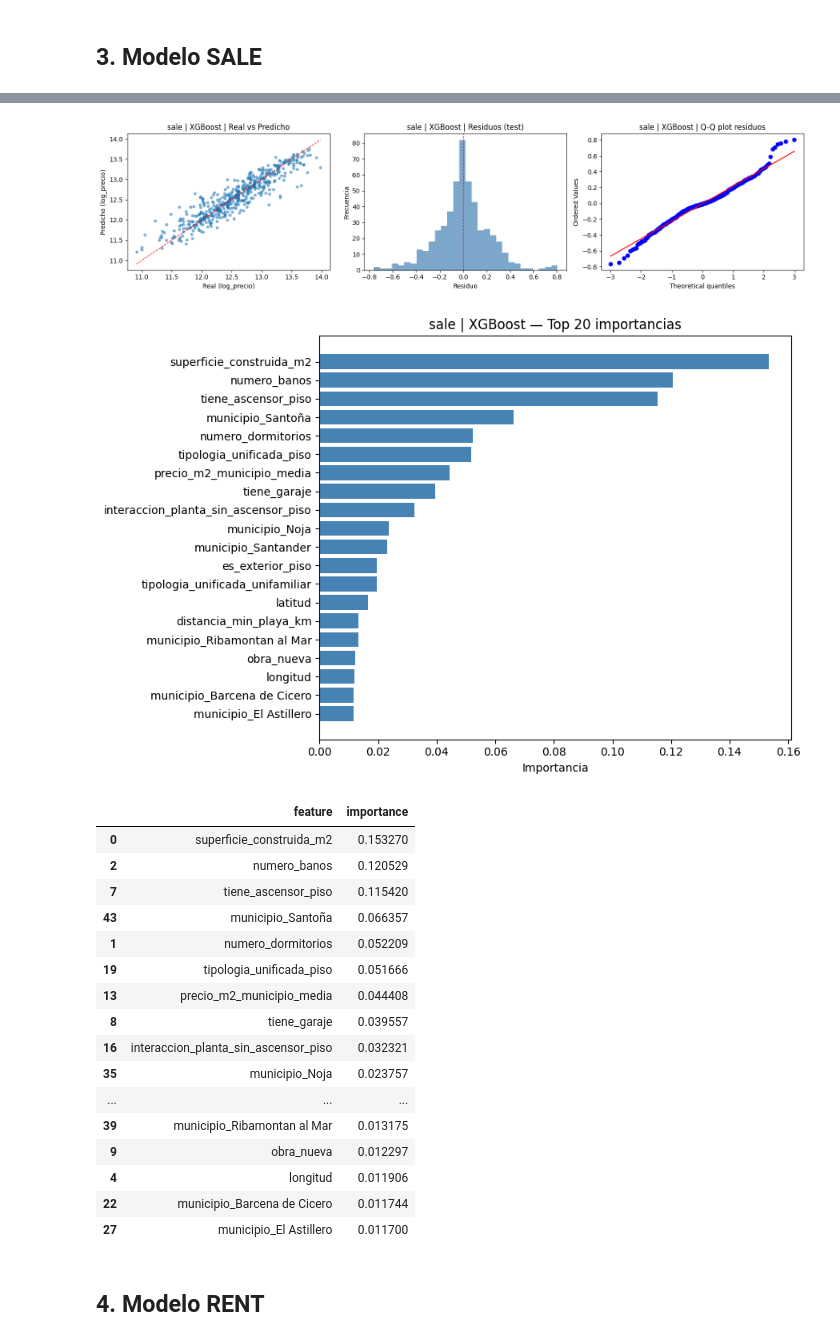
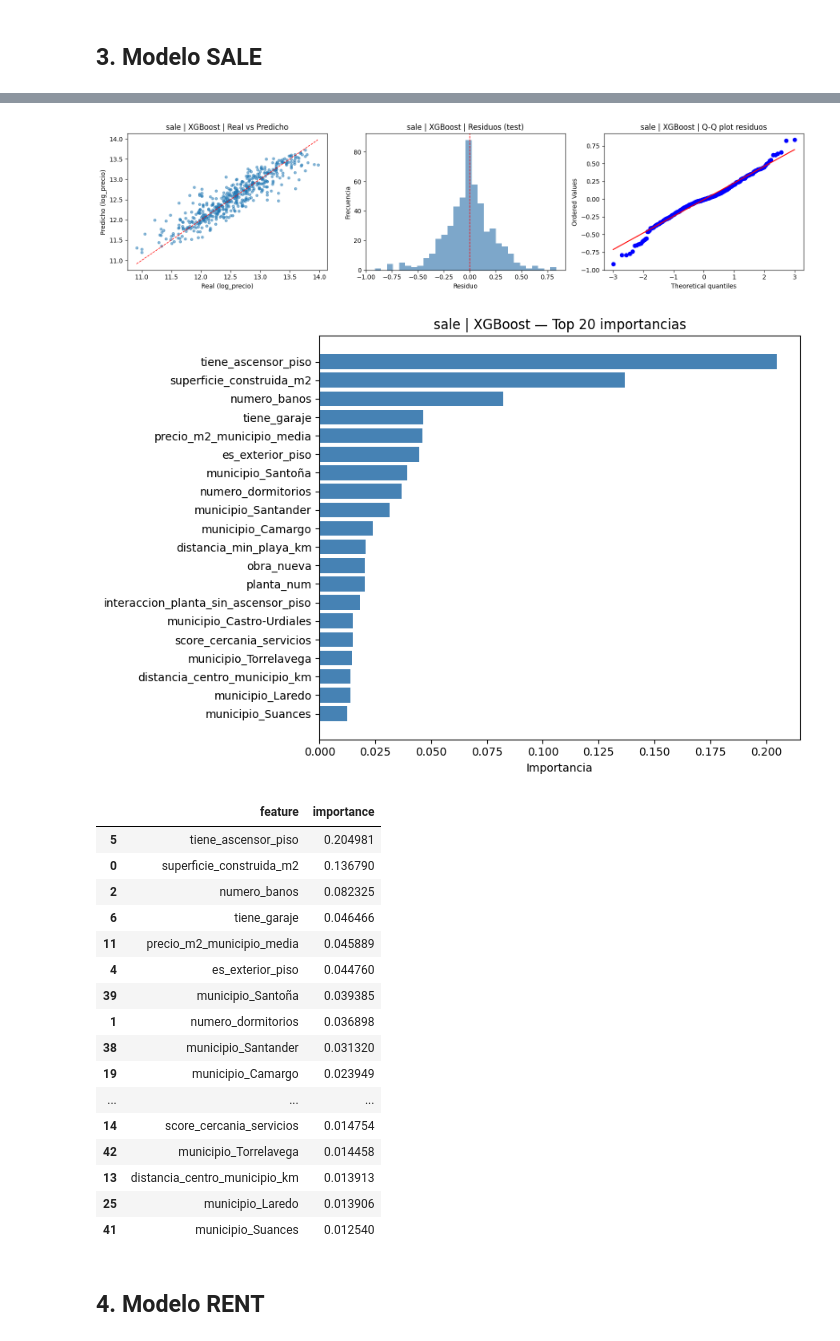
Before and after one commit to sitomachu/bezanillasl, a Jupyter notebook: notebooks/05_ML/55_sale_rent_models.ipynb, the cells around one changed output, grey strips where cells are left out. Cells and saved outputs as stored; diff of their text form; code cells hidden in the pictures.

```diff
--- a/notebooks/05_ML/55_sale_rent_models.ipynb
+++ b/notebooks/05_ML/55_sale_rent_models.ipynb
@@ -116,8 +116,23 @@ def build_X(df: pd.DataFrame, base_features: list, min_muni_obs: int) -> tuple:
         mun_final = []
     all_feats = base + [m for m in mun_final if m not in base]
     X = df2[all_feats].copy()
-    imputer = SimpleImputer(strategy="median")
-    X = pd.DataFrame(imputer.fit_transform(X), columns=X.columns, index=X.index)
+
+    # Piso-only features → NaN para unifamiliares; XGBoost aprende a enrutarlas.
+    # Evita la ambigüedad: 0 significaba "piso sin X" O "unifamiliar".
+    _PISO_ONLY = {"tiene_ascensor_piso", "es_exterior_piso",
+                  "planta_num", "interaccion_planta_sin_ascensor_piso"}
+    if "tipologia_unificada_unifamiliar" in df2.columns:
+        _uni = df2["tipologia_unificada_unifamiliar"] == 1
+        for _f in _PISO_ONLY:
+            if _f in X.columns:
+                X.loc[_uni, _f] = np.nan
+
+    _piso_cols  = [f for f in all_feats if f in _PISO_ONLY]
+    _other_cols = [f for f in all_feats if f not in _PISO_ONLY]
+    _imp = SimpleImputer(strategy="median")
+    _X_other = pd.DataFrame(_imp.fit_transform(X[_other_cols]),
+                             columns=_other_cols, index=X.index)
+    X = pd.concat([_X_other, X[_piso_cols]], axis=1)[all_feats]
     return X, all_feats
 
 
@@ -192,6 +207,14 @@ mask_m2 = df_sale["precio_m2"] >= SALE_PRECIO_M2_MIN
 print(f"  Suelo precio_m2 < {SALE_PRECIO_M2_MIN} \u20ac/m\u00b2 eliminados: {(~mask_m2).sum()} ({(~mask_m2).mean()*100:.1f}%)")
 df_sale = df_sale[mask_m2].copy()
 print(f"Filas tras limpieza: {len(df_sale)}")
+
+# ── Fix leakage: medias de municipio del JSON (train-only, calculadas en 53_boost_sale_optuna)
+_mun_oh = [c for c in df_sale.columns if c.startswith("municipio_")]
+df_sale["_mun"] = df_sale[_mun_oh].idxmax(axis=1).str.replace("municipio_", "")
+df_sale["precio_m2_municipio_media"] = (
+    df_sale["_mun"].map(sale_cfg["mun_means_sale"]).fillna(sale_cfg["mun_global_mean_sale"])
+)
+df_sale = df_sale.drop(columns=["_mun"])
 
 # ── Features ──────────────────────────────────────────────────────────────────
 X_sale, feats_sale = build_X(df_sale, SALE_BASE_FEATURES, SALE_MIN_MUNI_OBS)
@@ -252,22 +275,22 @@ train 0.00602 0.07757 0.05728 0.98153 0.00456
-[figure, old version]
+[figure, new version]
-[figure, old version]
+[figure, new version]
 |  | feature | importance |
-| 0 | superficie_construida_m2 | 0.153270 |
-| 2 | numero_banos | 0.120529 |
-| 7 | tiene_ascensor_piso | 0.115420 |
-| 43 | municipio_Santoña | 0.066357 |
-| 1 | numero_dormitorios | 0.052209 |
-| 19 | tipologia_unificada_piso | 0.051666 |
-| 13 | precio_m2_municipio_media | 0.044408 |
-| 8 | tiene_garaje | 0.039557 |
-| 16 | interaccion_planta_sin_ascensor_piso | 0.032321 |
-| 35 | municipio_Noja | 0.023757 |
+| 5 | tiene_ascensor_piso | 0.204981 |
+| 0 | superficie_construida_m2 | 0.136790 |
+| 2 | numero_banos | 0.082325 |
+| 6 | tiene_garaje | 0.046466 |
+| 11 | precio_m2_municipio_media | 0.045889 |
+| 4 | es_exterior_piso | 0.044760 |
+| 39 | municipio_Santoña | 0.039385 |
+| 1 | numero_dormitorios | 0.036898 |
+| 38 | municipio_Santander | 0.031320 |
+| 19 | municipio_Camargo | 0.023949 |
 | ... | ... | ... |
-| 39 | municipio_Ribamontan al Mar | 0.013175 |
-| 9 | obra_nueva | 0.012297 |
-| 4 | longitud | 0.011906 |
-| 22 | municipio_Barcena de Cicero | 0.011744 |
-| 27 | municipio_El Astillero | 0.011700 |
+| 14 | score_cercania_servicios | 0.014754 |
+| 42 | municipio_Torrelavega | 0.014458 |
+| 13 | distancia_centro_municipio_km | 0.013913 |
+| 25 | municipio_Laredo | 0.013906 |
+| 41 | municipio_Suances | 0.012540 |
 # %% [markdown]
 ## 4. Modelo RENT
 # %%
```
Also changed, not shown: parts of 3 cells of this notebook, 7 other files.
